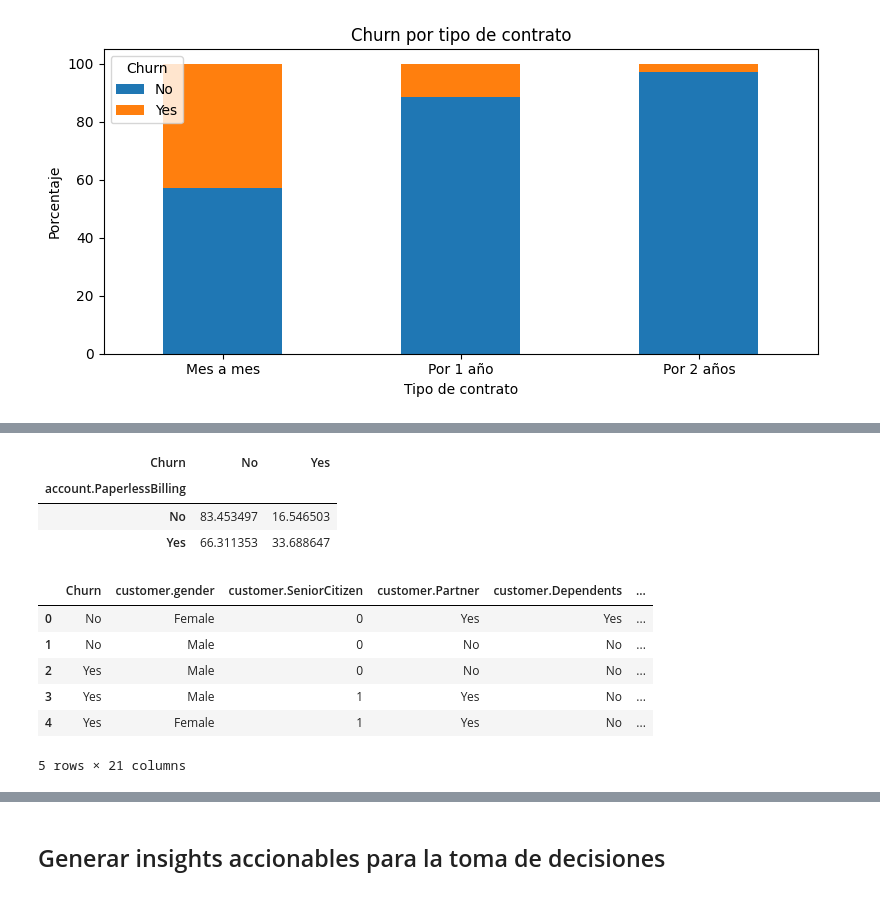
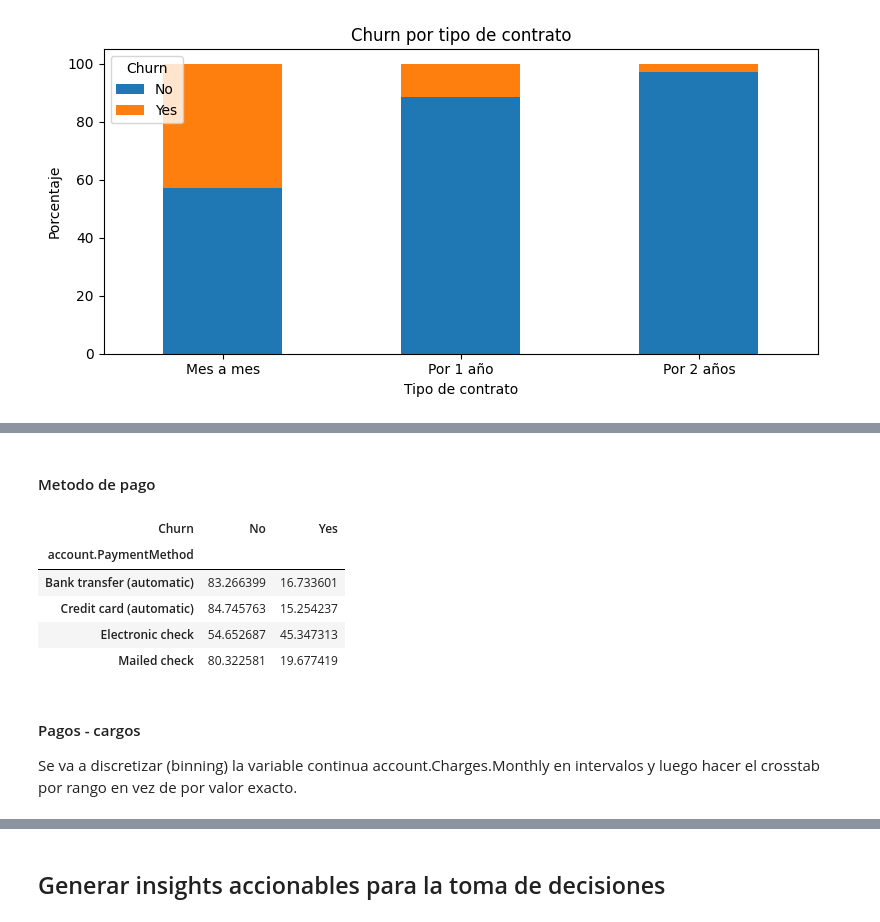
Before and after one commit to JCSR2022/challenge2-data-science-Alura, a Jupyter notebook: challenge2_data_science_Alura.ipynb, the cells around one changed output, grey strips where cells are left out. Saved outputs shown, nothing was run; the diff lists cells and outputs as text; code cells hidden in the pictures.

```diff
--- a/challenge2_data_science_Alura.ipynb
+++ b/challenge2_data_science_Alura.ipynb
@@ -691,21 +708,13 @@ Los clientes que tienen contrato por dos años son lo que presentan el menor niv
+# %% [markdown]
+#### Metodo de pago
 # %%
-#pd.crosstab(data['account.PaperlessBilling'],data['Churn'],normalize='index') * 100
-
-tabla = data.groupby(['account.PaperlessBilling', 'Churn']).size().unstack()
-df_PaperlessBilling = tabla.div(tabla.sum(axis=1), axis=0) * 100
-df_PaperlessBilling
+tabla = data.groupby(['account.PaymentMethod', 'Churn']).size().unstack()
+df_PaymentMethod = tabla.div(tabla.sum(axis=1), axis=0) * 100
+df_PaymentMethod
 # %% [output]
 | Churn | No | Yes |
-| account.PaperlessBilling |  |  |
-| No | 83.453497 | 16.546503 |
-| Yes | 66.311353 | 33.688647 |
+| account.PaymentMethod |  |  |
+| Bank transfer (automatic) | 83.266399 | 16.733601 |
+| Credit card (automatic) | 84.745763 | 15.254237 |
+| Electronic check | 54.652687 | 45.347313 |
+| Mailed check | 80.322581 | 19.677419 |
-# %%
-data.head()
-# %% [output]
-|  | Churn | customer.gender | customer.SeniorCitizen | customer.Partner | customer.Dependents | ... |
-| 0 | No | Female | 0 | Yes | Yes | ... |
-| 1 | No | Male | 0 | No | No | ... |
-| 2 | Yes | Male | 0 | No | No | ... |
-| 3 | Yes | Male | 1 | Yes | No | ... |
-| 4 | Yes | Female | 1 | Yes | No | ... |
-5 rows × 21 columns
@@ -711,0 +723,4 @@ data.head()
+# %% [markdown]
+#### Pagos - cargos
+
+Se va a discretizar (binning) la variable continua account.Charges.Monthly en intervalos y luego hacer el crosstab por rango en vez de por valor exacto.
```
Also changed, not shown: parts of 18 cells of this notebook.
